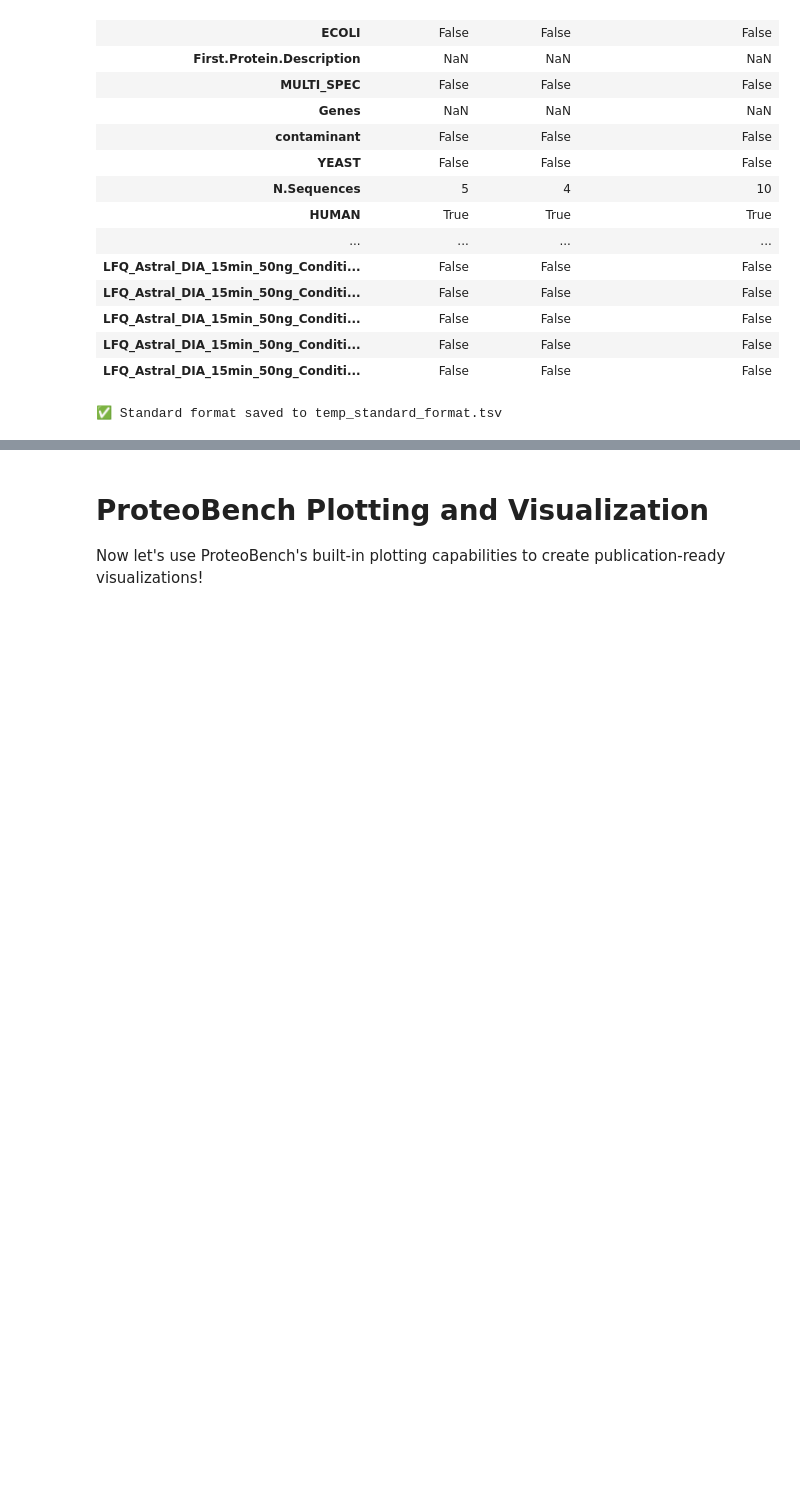
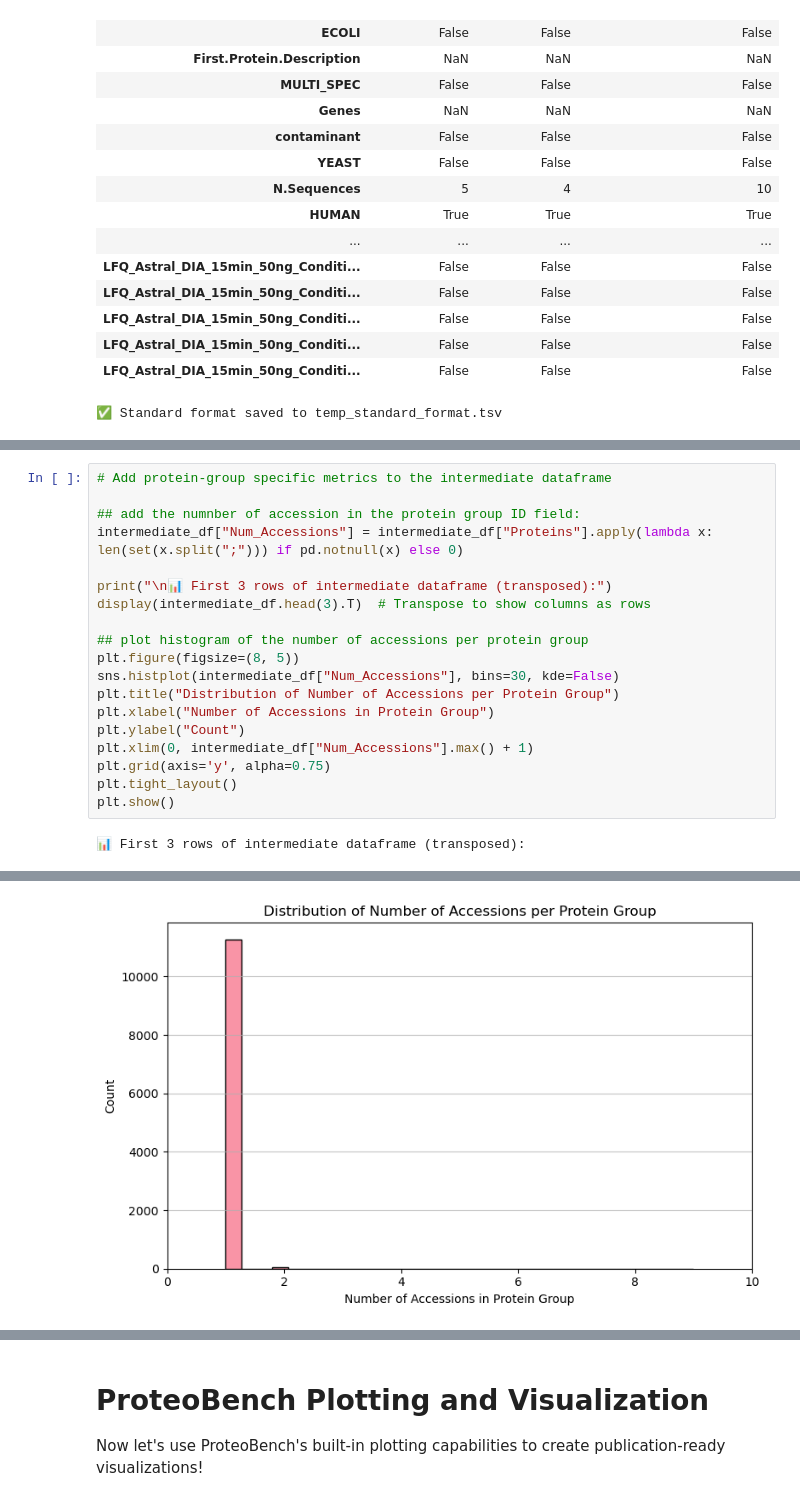
Before and after one commit to Proteobench/ProteoBench, a Jupyter notebook: jupyter_notebooks/dev_tests/test_astral_module_notebook.ipynb, the cells around one changed output, grey strips where cells are left out. Cells and saved outputs as stored; diff of their text form; blank space fills up the shorter version.

```diff
--- a/jupyter_notebooks/dev_tests/test_astral_module_notebook.ipynb
+++ b/jupyter_notebooks/dev_tests/test_astral_module_notebook.ipynb
@@ -232,0 +254,21 @@ SyntaxError: positional argument follows keyword argument (1100459363.py, line 8
+# %%
+# Add protein-group specific metrics to the intermediate dataframe
+
+## add the numnber of accession in the protein group ID field:
+intermediate_df["Num_Accessions"] = intermediate_df["Proteins"].apply(lambda x: len(set(x.split(";"))) if pd.notnull(x) else 0)
+
+print("\n📊 First 3 rows of intermediate dataframe (transposed):")
+display(intermediate_df.head(3).T)  # Transpose to show columns as rows
+
+## plot histogram of the number of accessions per protein group
+plt.figure(figsize=(8, 5))
+sns.histplot(intermediate_df["Num_Accessions"], bins=30, kde=False)
+plt.title("Distribution of Number of Accessions per Protein Group")
+plt.xlabel("Number of Accessions in Protein Group")
+plt.ylabel("Count")
+plt.xlim(0, intermediate_df["Num_Accessions"].max() + 1)
+plt.grid(axis='y', alpha=0.75)
+plt.tight_layout()
+plt.show()
+# %% [output]
+📊 First 3 rows of intermediate dataframe (transposed):
@@ -233,3 +292,4 @@ SyntaxError: positional argument follows keyword argument (1100459363.py, line 8
+[figure, added]
 # %%
 try:
 
```
Also changed, not shown: parts of 7 cells of this notebook, 1 other file.
